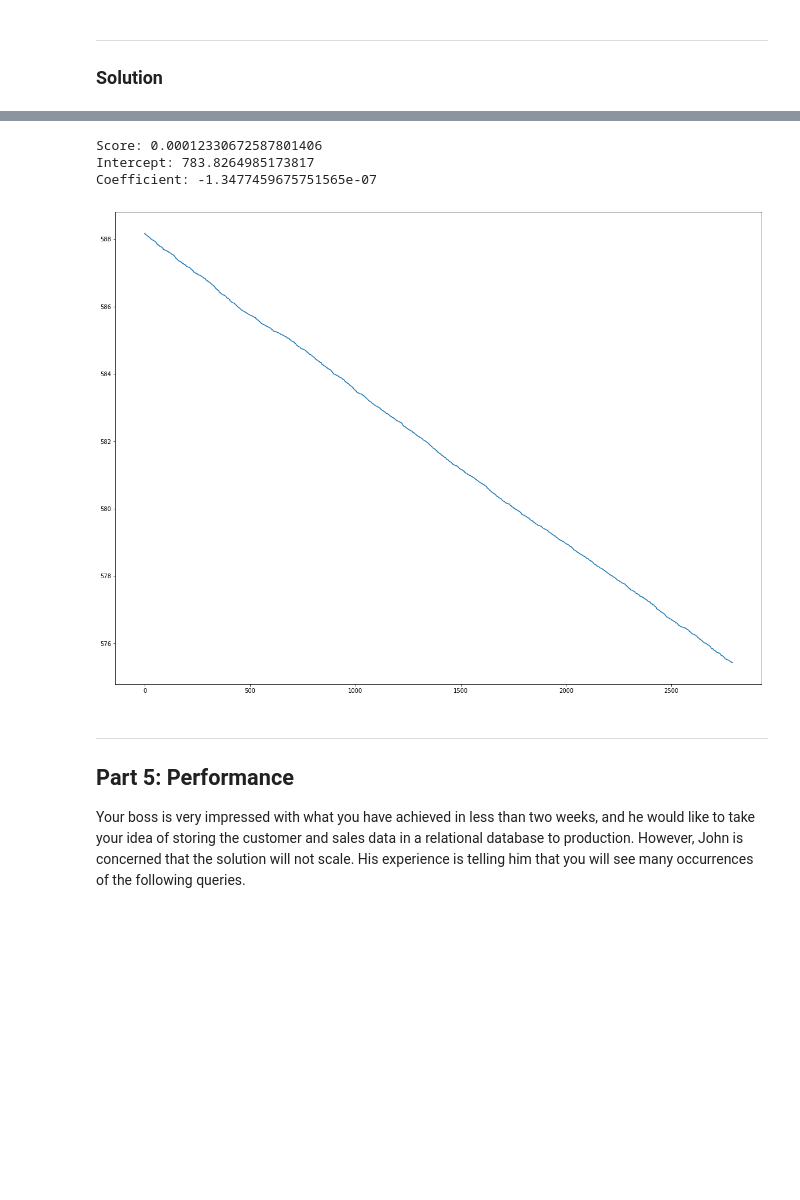
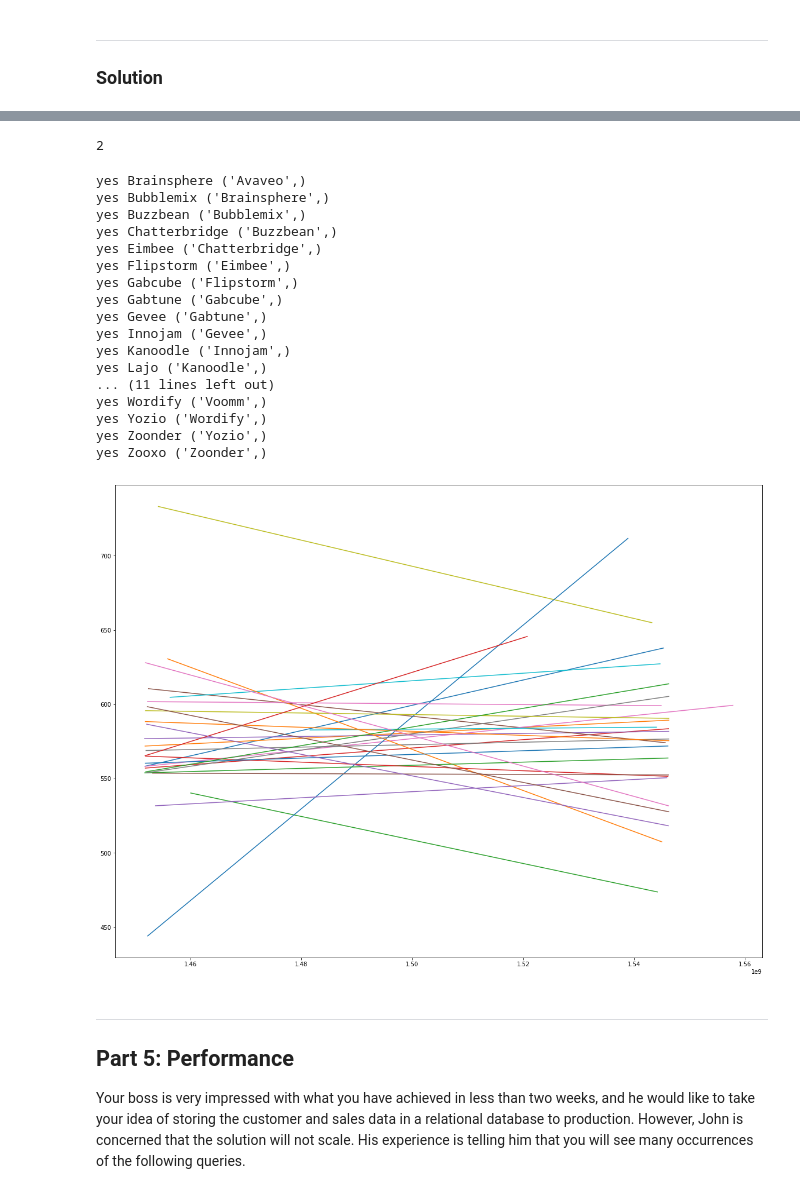
Before and after one commit to vincentvendius/Computational-tools-project-1, a Jupyter notebook: Project1_CustomerDatabase.ipynb, the cells around one changed output, grey strips where cells are left out. Drawn from its saved outputs; the diff is of its cells as text; code cells hidden in the pictures; blank space fills up the shorter version.

```diff
--- a/Project1_CustomerDatabase.ipynb
+++ b/Project1_CustomerDatabase.ipynb
@@ -670,45 +670,77 @@ c.fetchall()
  ('Gabtune', 18359.269999999997),
  ('Tagtune', 6579.640000000001)]
 # %%
-c.execute('SELECT company,price,date FROM transactions WHERE company = "Thoughtmix" GROUP BY date')
+c.execute('SELECT company,price,date FROM transactions GROUP BY date ORDER BY company;')
 
 data = c.fetchall()
-#data
+data
+c.execute('SELECT DISTINCT company FROM transactions ORDER BY company')
+companies = c.fetchall()
+companies[3][0]
+i=0
+i=+1
+i+=1
+print(i)
+# %% [output]
+2
 # %%
 import numpy as np
 from sklearn.linear_model import LinearRegression
 import matplotlib.pyplot as plt
 from datetime import datetime
 import time
 
+plt.figure(figsize=(20,15))
+
+
+i = 0
+
 values = []
 dates = []
+for row in data:
+    if row[0]==companies[i][0]:
+        values.append(row[1])
+        datestimes = datetime.strptime(row[2],'%Y-%m-%d %H:%M:%S')
+        datestimes = datetime.timetuple(datestimes)
+        dates.append(time.mktime(datestimes))
+    else:
+        print('yes',row[0],companies[i])
+        x = np.asarray(dates).reshape((-1,1))
+        y = np.asarray(values)
 
-for row in data:
-    values.append(row[1])
-    datestimes = datetime.strptime(row[2],'%Y-%m-%d %H:%M:%S')
-    datestimes = datetime.timetuple(datestimes)
-    dates.append(time.mktime(datestimes))
+        model = LinearRegression().fit(x,y)
+        score = model.score(x,y)
+        intercept = model.intercept_
+        coef = model.coef_
+        plt.plot(x,coef*x + intercept)
+        i+=1
+        values = []
+        dates = []
+    #print("Score: {}\nIntercept: {}\nCoefficient: {}\n".format(score,intercept,coef[0]))
 
-#print(dates)
-x = np.asarray(dates).reshape((-1,1))
-y = np.asarray(values)
 
-model = LinearRegression().fit(x,y)
-score = model.score(x,y)
-intercept = model.intercept_
-coef = model.coef_
-print("Score: {}\nIntercept: {}\nCoefficient: {}\n".format(score,intercept,coef[0]))
 
-plt.figure(figsize=(20,15))
-plt.plot(coef*x + intercept)
 #plt.plot(x,y,'o')
 plt.show()
 # %% [output]
-Score: 0.00012330672587801406
-Intercept: 783.8264985173817
-Coefficient: -1.3477459675751565e-07
+yes Brainsphere ('Avaveo',)
+yes Bubblemix ('Brainsphere',)
+yes Buzzbean ('Bubblemix',)
+yes Chatterbridge ('Buzzbean',)
+yes Eimbee ('Chatterbridge',)
+yes Flipstorm ('Eimbee',)
+yes Gabcube ('Flipstorm',)
+yes Gabtune ('Gabcube',)
+yes Gevee ('Gabtune',)
+yes Innojam ('Gevee',)
+yes Kanoodle ('Innojam',)
+yes Lajo ('Kanoodle',)
+... (11 lines left out)
+yes Wordify ('Voomm',)
+yes Yozio ('Wordify',)
+yes Zoonder ('Yozio',)
+yes Zooxo ('Zoonder',)
-[figure, old version]
+[figure, new version]
 # %% [markdown]
 ---
 ## Part 5: Performance
```
Also changed, not shown: parts of 2 cells of this notebook.
